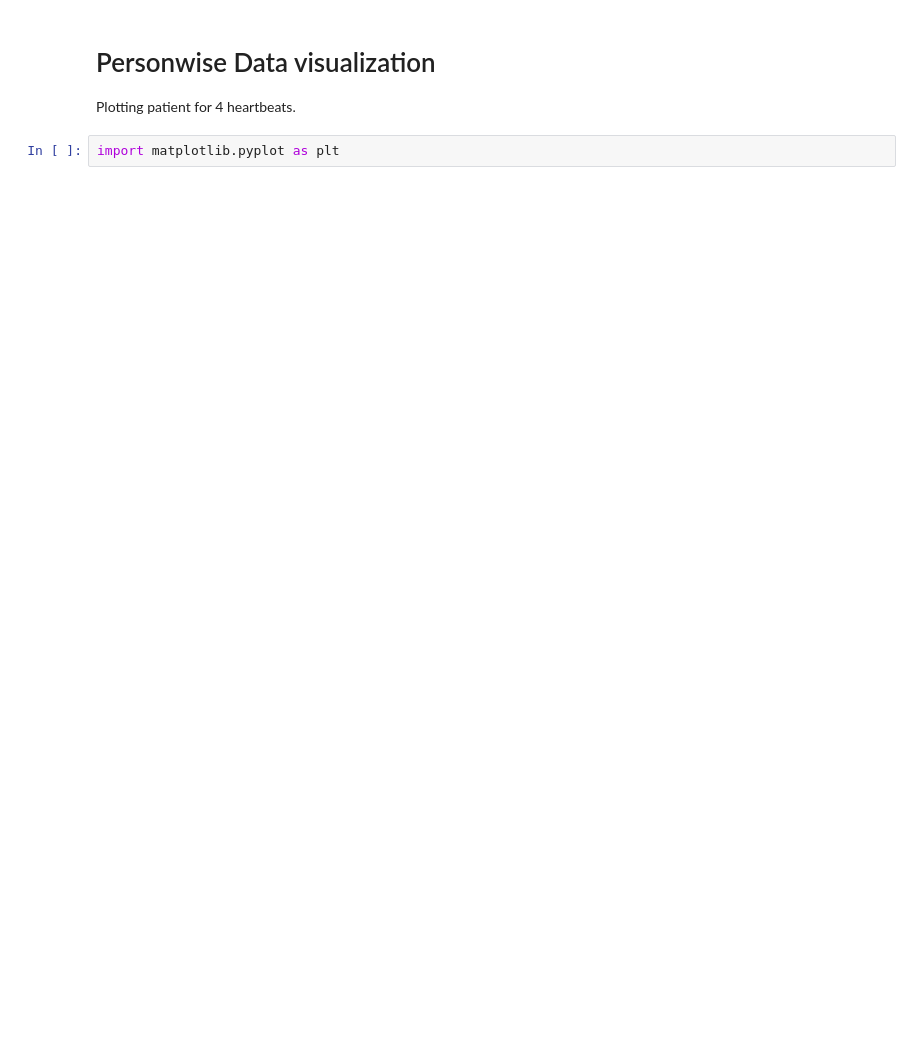
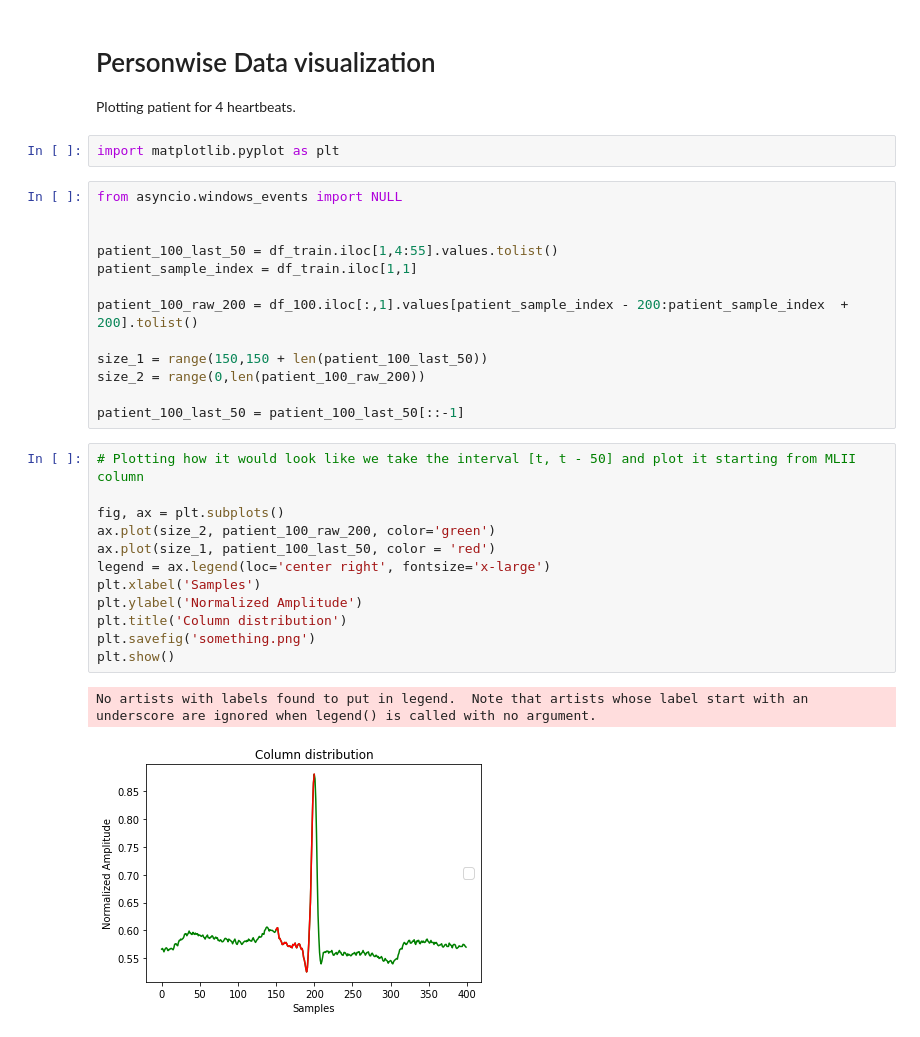
Before and after one commit to tudi72/ECG_classification_AutoML, a Jupyter notebook: ecg_demo_data.ipynb, the cells around one changed output. Drawn from its saved outputs; the diff is of its cells as text; blank space fills up the shorter version.

```diff
--- a/ecg_demo_data.ipynb
+++ b/ecg_demo_data.ipynb
@@ -858,4 +1055,32 @@ Name: Type, dtype: int64
 Plotting patient for 4 heartbeats.
 # %%
 import matplotlib.pyplot as plt
+# %%
+from asyncio.windows_events import NULL
+
+
+patient_100_last_50 = df_train.iloc[1,4:55].values.tolist()
+patient_sample_index = df_train.iloc[1,1]
+
+patient_100_raw_200 = df_100.iloc[:,1].values[patient_sample_index - 200:patient_sample_index  + 200].tolist()
+
+size_1 = range(150,150 + len(patient_100_last_50))
+size_2 = range(0,len(patient_100_raw_200))
+
+patient_100_last_50 = patient_100_last_50[::-1]
+# %%
+# Plotting how it would look like we take the interval [t, t - 50] and plot it starting from MLII column
+
+fig, ax = plt.subplots()
+ax.plot(size_2, patient_100_raw_200, color='green')
+ax.plot(size_1, patient_100_last_50, color = 'red')
+legend = ax.legend(loc='center right', fontsize='x-large')
+plt.xlabel('Samples')
+plt.ylabel('Normalized Amplitude')
+plt.title('Column distribution')
+plt.savefig('something.png')
+plt.show()
+# %% [output]
+No artists with labels found to put in legend.  Note that artists whose label start with an underscore are ignored when legend() is called with no argument.
+[figure, added]
 # %%
```
Also changed, not shown: parts of 11 cells of this notebook.
